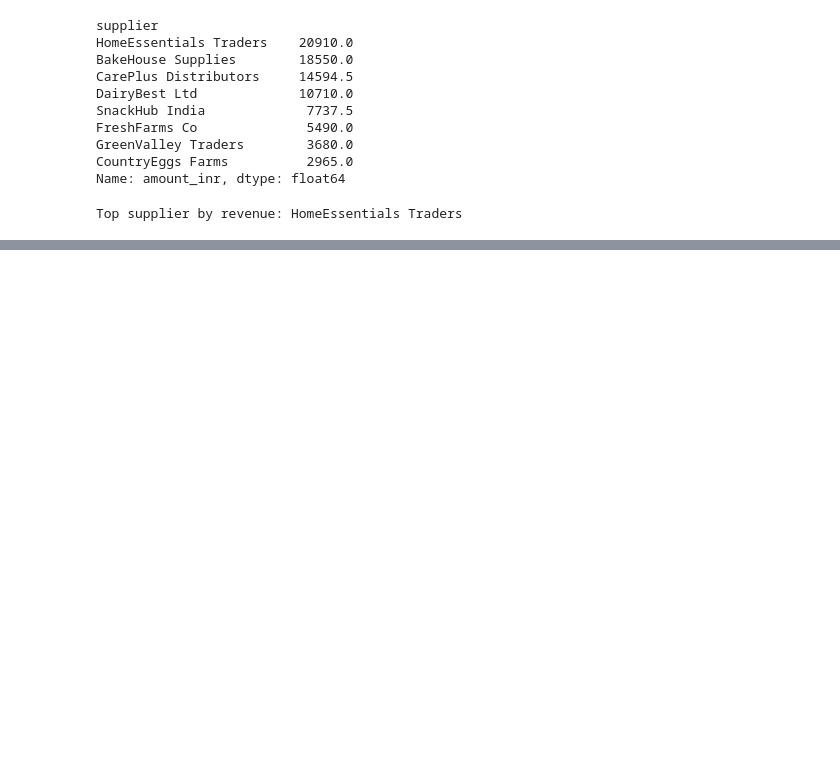
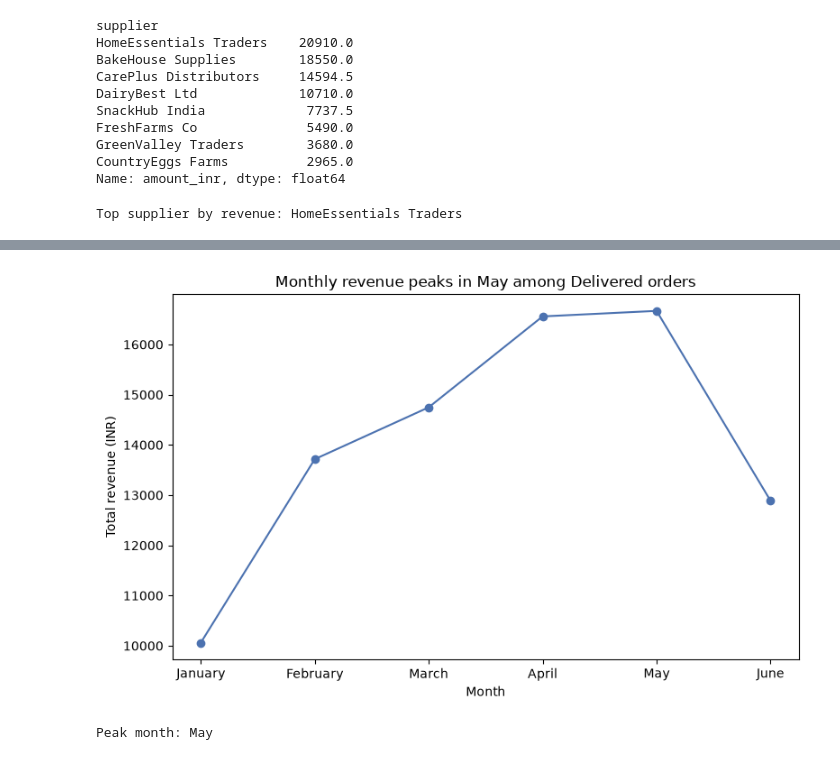
Before and after one commit to shallyJha/bigbasket-capstone, a Jupyter notebook: analysis.ipynb, the cells around one changed output, grey strips where cells are left out. Cells and saved outputs as stored; diff of their text form; code cells hidden in the pictures; blank space fills up the shorter version.

```diff
--- a/analysis.ipynb
+++ b/analysis.ipynb
@@ -232,0 +255,3 @@ Top supplier matches Epic 1: True
+# %%
+monthly_revenue = delivered_orders.groupby(['month', 'month_name'])['amount_inr'].sum().reset_index().sort_values('month')
+monthly_revenue
@@ -232,0 +266,13 @@ Top supplier matches Epic 1: True
+# %%
+peak_month = monthly_revenue.loc[monthly_revenue['amount_inr'].idxmax(), 'month_name']
+fig, ax = plt.subplots(figsize=(8, 5))
+ax.plot(monthly_revenue['month_name'], monthly_revenue['amount_inr'], marker='o', color='#4C72B0')
+ax.set_title(f'Monthly revenue peaks in {peak_month} among Delivered orders')
+ax.set_xlabel('Month')
+ax.set_ylabel('Total revenue (INR)')
+plt.tight_layout()
+plt.show()
+print('Peak month:', peak_month)
+# %% [output]
+[figure, added]
+Peak month: May
```
Also changed, not shown: parts of 12 cells of this notebook, 1 other file.
